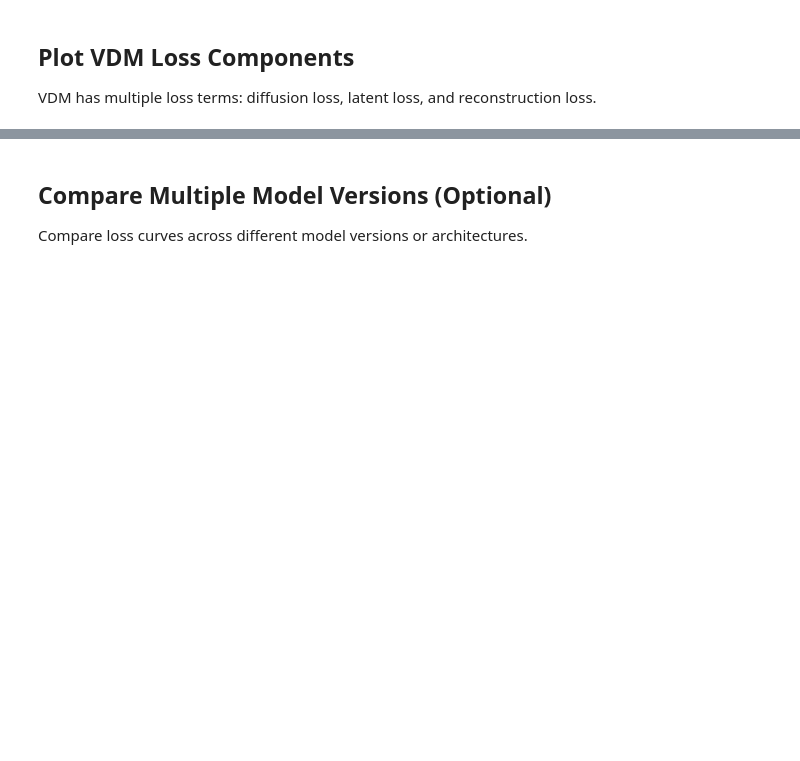
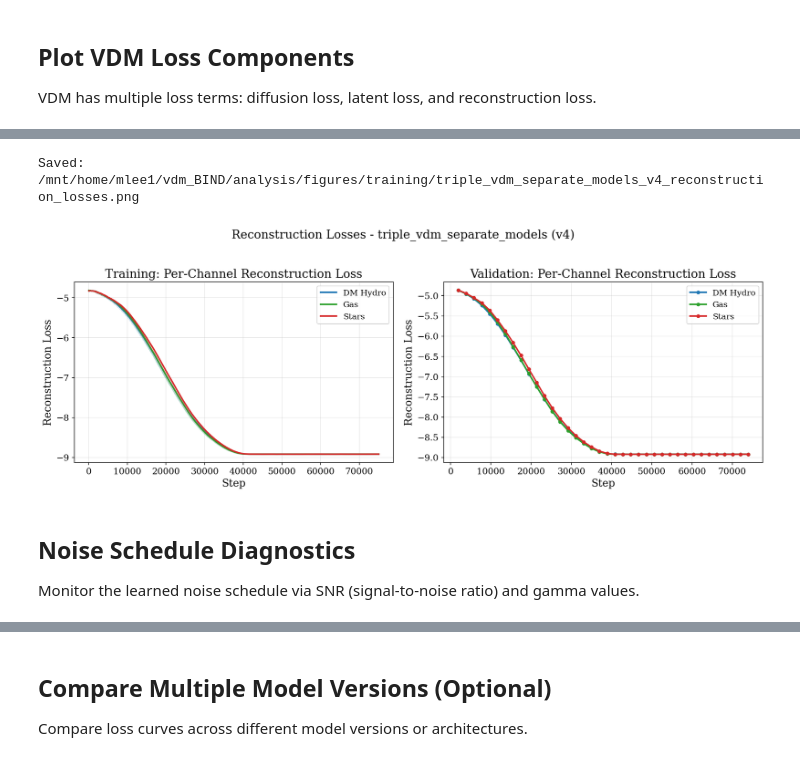
Before and after one commit to Maxelee/vdm_BIND, a Jupyter notebook: analysis/notebooks/training_loss_curves.ipynb, the cells around one changed output, grey strips where cells are left out. Saved outputs shown, nothing was run; the diff lists cells and outputs as text; code cells hidden in the pictures; blank space fills up the shorter version.

```diff
--- a/analysis/notebooks/training_loss_curves.ipynb
+++ b/analysis/notebooks/training_loss_curves.ipynb
@@ -271,0 +452,76 @@ else:
+# %%
+# Plot reconstruction loss per channel/model
+recons_train = {}
+recons_val = {}
+
+if MODEL_TYPE == 'triple':
+    triple_map = {'DM Hydro': 'hydro_dm', 'Gas': 'gas', 'Stars': 'stars'}
+    for display_name, model_name in triple_map.items():
+        train_key = f'train/{model_name}/reconstruction_loss_step'
+        val_key = f'val/{model_name}/reconstruction_loss'
+        if train_key in metrics:
+            recons_train[display_name] = metrics[train_key]
+        if val_key in metrics:
+            recons_val[display_name] = metrics[val_key]
+else:
+    train_recons_keys = {
+        'DM Hydro': 'train/recons_loss_dm_step',
+        'Gas': 'train/recons_loss_gas_step',
+        'Stars': 'train/recons_loss_stars_step',
+    }
+    val_recons_keys = {
+        'DM Hydro': 'val/recons_loss_dm',
+        'Gas': 'val/recons_loss_gas',
+        'Stars': 'val/recons_loss_stars',
+    }
+    for name in channel_names:
+        if train_recons_keys[name] in metrics:
+            recons_train[name] = metrics[train_recons_keys[name]]
+        if val_recons_keys[name] in metrics:
+            recons_val[name] = metrics[val_recons_keys[name]]
+
+if recons_train or recons_val:
+    fig, axes = plt.subplots(1, 2, figsize=(14, 5))
+
+    # Left: Training reconstruction loss
+    ax = axes[0]
+    for i, name in enumerate(channel_names):
+        if name in recons_train:
+            data = recons_train[name]
+            color = channel_colors[i]
+            ax.plot(data['steps'], data['values'], alpha=0.2, color=color)
+            ax.plot(data['steps'], smooth_curve(data['values']), color=color, linewidth=2, label=name)
+    ax.set_xlabel('Step')
+    ax.set_ylabel('Reconstruction Loss')
+    ax.set_title('Training: Per-Channel Reconstruction Loss')
+    ax.legend()
+    ax.grid(True, alpha=0.3)
+
+    # Right: Validation reconstruction loss
+    ax = axes[1]
+    for i, name in enumerate(channel_names):
+        if name in recons_val:
+            data = recons_val[name]
+            color = channel_colors[i]
+            ax.plot(data['steps'], data['values'], 'o-', color=color, markersize=4, linewidth=2, label=name)
+    ax.set_xlabel('Step')
+    ax.set_ylabel('Reconstruction Loss')
+    ax.set_title('Validation: Per-Channel Reconstruction Loss')
+    ax.legend()
+    ax.grid(True, alpha=0.3)
+
+    plt.suptitle(f'Reconstruction Losses - {MODEL_NAME} (v{VERSION})', fontsize=16, y=1.02)
+    plt.tight_layout()
+
+    fig.savefig(FIGURE_DIR / f'{MODEL_NAME}_v{VERSION}_reconstruction_losses.png')
+    print(f"Saved: {FIGURE_DIR / f'{MODEL_NAME}_v{VERSION}_reconstruction_losses.png'}")
+    plt.show()
+else:
+    print("No reconstruction loss metrics found.")
+# %% [output]
+Saved: /mnt/home/mlee1/vdm_BIND/analysis/figures/training/triple_vdm_separate_models_v4_reconstruction_losses.png
+[figure, added]
+# %% [markdown]
+## Noise Schedule Diagnostics
+
+Monitor the learned noise schedule via SNR (signal-to-noise ratio) and gamma values.
```
Also changed, not shown: parts of 15 cells of this notebook, 19 other files.
